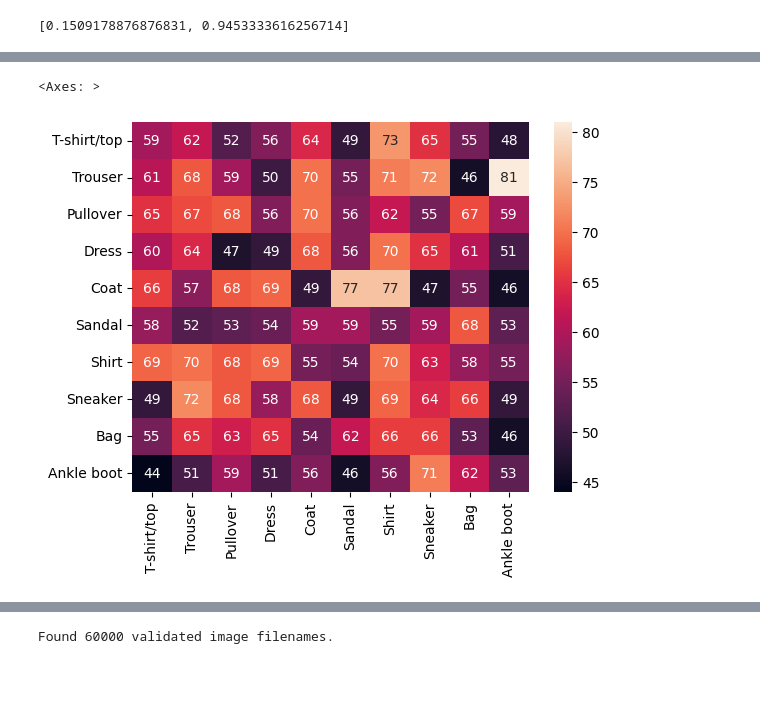
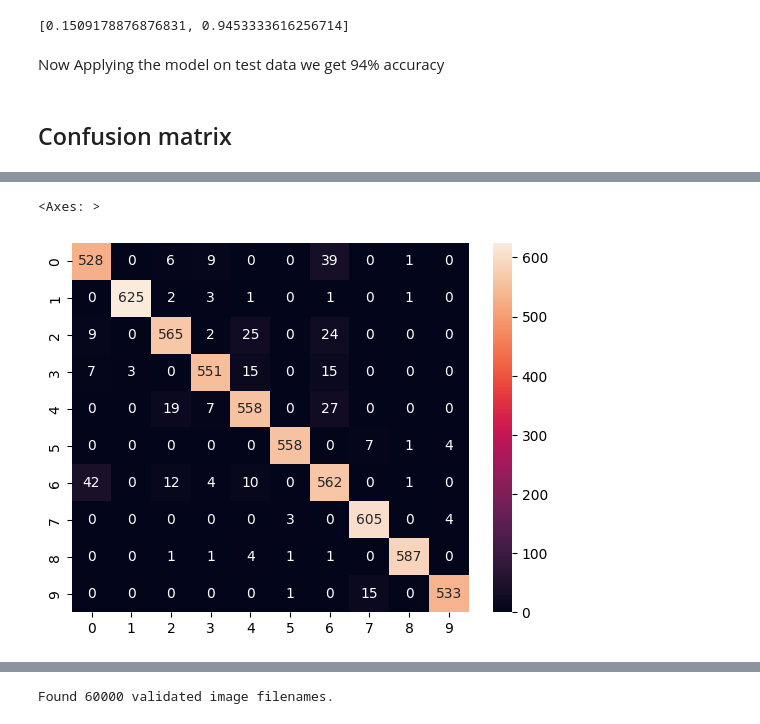
Before and after one commit to mohamed-12-4/DSAI--COSC-202-, a Jupyter notebook: Project.ipynb, the cells around one changed output, grey strips where cells are left out. Saved outputs shown, nothing was run; the diff lists cells and outputs as text; code cells hidden in the pictures; blank space fills up the shorter version.

```diff
--- a/Project.ipynb
+++ b/Project.ipynb
@@ -159,21 +159,32 @@ images_df.class_name.value_counts().plot(kind='pie', autopct='%1.1f%%', )
 # %% [markdown]
 We start by utlising tf ImageDataGenerator, then we apply flow_from_dataframe funtion, this will go to each file path in the images dataframe and read it, then it will save it in a dataset, we also have the option to choose the batch size.
 # %%
-def create_dataset(df: pd.DataFrame, batch_size: int=32) -> tf.data.Dataset:
+def create_dataset(df: pd.DataFrame, batch_size: int=32, test=False) -> tf.data.Dataset:
     """
     Create the dataset from the dataframe
     param df: pd.DataFrame: dataframe with the images path and labels
     param batch_size: int: batch size of the dataset
     """
     imagegen = tf.keras.preprocessing.image.ImageDataGenerator(rescale = 1/255.)
-    dataset = imagegen.flow_from_dataframe(
-        df,
-        x_col='images_path',
-        y_col='labels',
-        target_size=(28, 28),
-        class_mode='raw',
-        batch_size=batch_size,
-    )
+    if not test:
+        dataset = imagegen.flow_from_dataframe(
+            df,
+            x_col='images_path',
+            y_col='labels',
+            target_size=(28, 28),
+            class_mode='raw',
+            batch_size=batch_size,
+        )
+    else:
+        dataset = imagegen.flow_from_dataframe(
+            df,
+            x_col='images_path',
+            y_col='labels',
+            target_size=(28, 28),
+            class_mode='raw',
+            batch_size=1,
+            shuffle=False
+        )
     return dataset
 # %%
 from sklearn.model_selection import train_test_split
@@ -184,7 +195,7 @@ Then we start by applying the create_dataset function to the train, test, valida
 # %%
 dataset = create_dataset(images_df, 64)
 train_dataset = create_dataset(train_df, 64)
-test_dataset = create_dataset(test_df, 64)
+test_dataset = create_dataset(test_df, 1, test=True)
 val_dataset = create_dataset(val_df, 64)
 # %% [output]
 Found 60000 validated image filenames.
@@ -442,14 +482,18 @@ model.evaluate(test_dataset)
 # %% [output]
 94/94 ━━━━━━━━━━━━━━━━━━━━ 2s 17ms/step - accuracy: 0.9471 - loss: 0.1382
 [0.1509178876876831, 0.9453333616256714]
+# %% [markdown]
+Now Applying the model on test data we get 94% accuracy
+# %% [markdown]
+## Confusion matrix
 # %%
 # create confusion matrix
 from sklearn.metrics import confusion_matrix
 import seaborn as sns
 
-y_pred = model.predict(test_dataset)
-y_pred = np.argmax(y_pred, axis=1)
+
+y_pred = model_predict(model, test_dataset)
 y_true = test_df.labels.values
 #
-sns.heatmap(confusion_matrix(y_true, y_pred), xticklabels=labels_map.values(), yticklabels=labels_map.values(), annot=True, fmt='d')
+sns.heatmap(confusion_matrix(y_true, y_pred), annot=True, fmt='d')
 # %% [output]
@@ -457,2 +501,2 @@ sns.heatmap(confusion_matrix(y_true, y_pred), xticklabels=labels_map.values(), y
 <Axes: >
-[figure, old version]
+[figure, new version]
```
Also changed, not shown: parts of 10 cells of this notebook.
